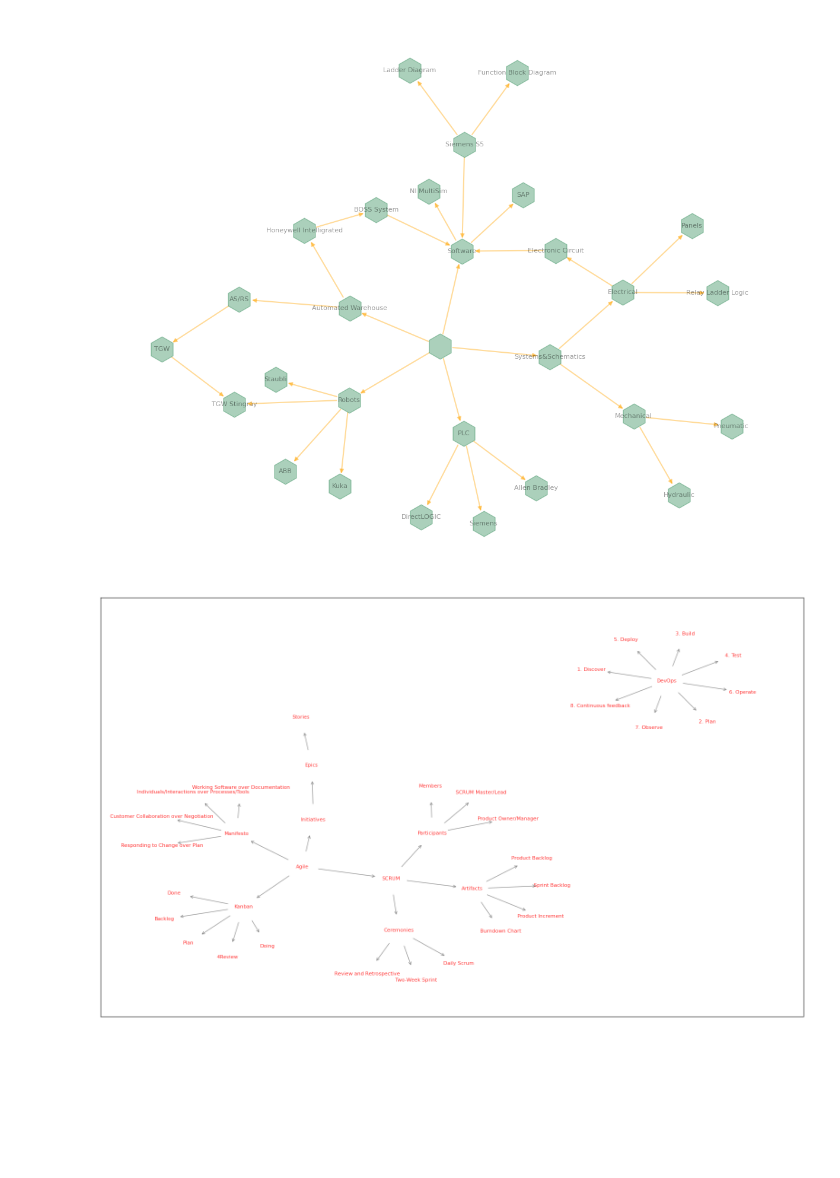
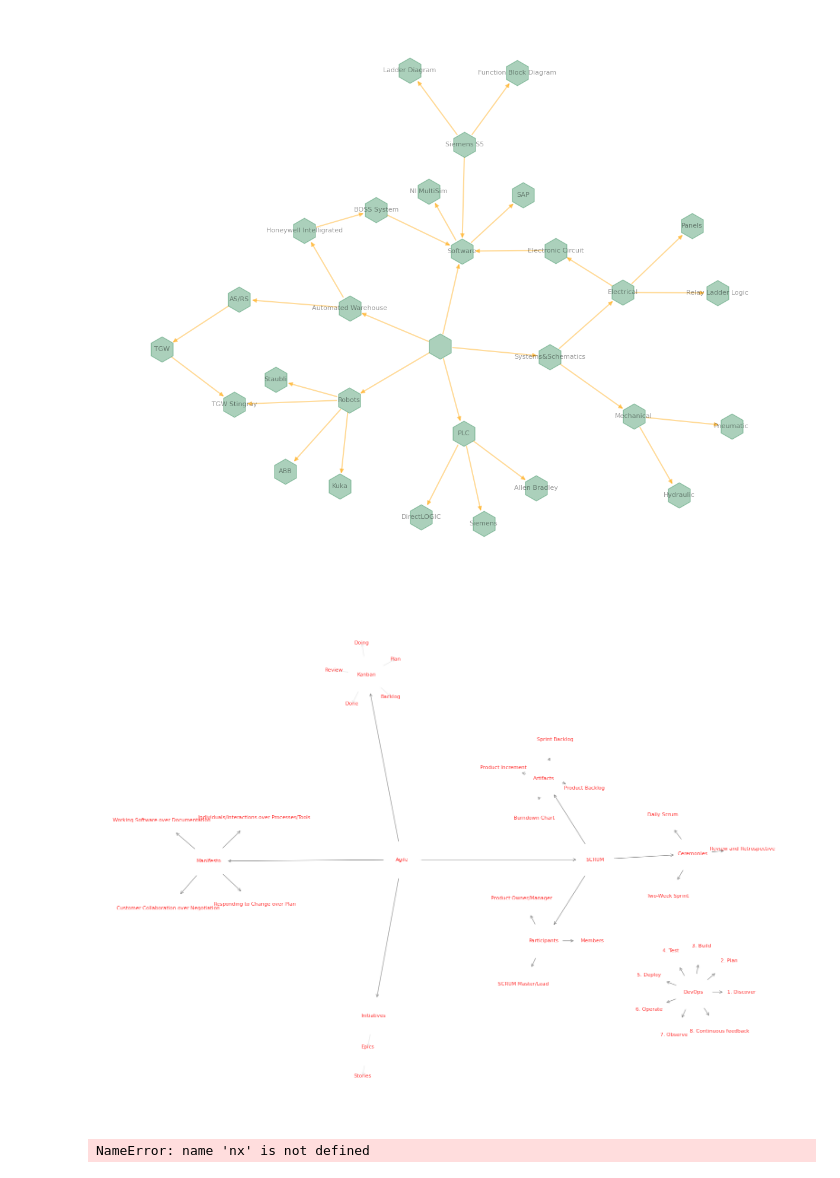
Before and after one commit to Hong-webport/Skill-Trees, a Jupyter notebook: Technical Skill Charts.ipynb, the cells around one changed output. Cells and saved outputs as stored; diff of their text form; code cells hidden in the pictures; blank space fills up the shorter version.

```diff
--- a/Technical Skill Charts.ipynb
+++ b/Technical Skill Charts.ipynb
@@ -490,44 +498,47 @@ W.add_node('Kanban')
 # W.add_node('Sustain')
 
 W.add_edges_from([('Agile','Manifesto'),('Agile','SCRUM'),('Agile','Kanban')])
-W.add_edges_from([('Kanban','Backlog'),('Kanban','Plan'),('Kanban','Doing'),('Kanban','4Review'),('Kanban','Done')])
+W.add_edges_from([('Kanban','Backlog'),('Kanban','Plan'),('Kanban','Doing'),('Kanban','Review'),('Kanban','Done')])
 
 W.add_edges_from([('Agile','Initiatives'),('Initiatives','Epics'),('Epics','Stories')])
 
 W.add_edges_from([('SCRUM','Participants'),('SCRUM','Ceremonies'),('SCRUM','Artifacts')])
 W.add_edges_from([('Participants','Product Owner/Manager'),('Participants','SCRUM Master/Lead'),('Participants','Members')])
 W.add_edges_from([('Ceremonies','Two-Week Sprint'),('Ceremonies','Review and Retrospective'),('Ceremonies','Daily Scrum')])
 W.add_edges_from([('Artifacts','Product Backlog'),('Artifacts','Sprint Backlog'),('Artifacts','Product Increment'),('Artifacts','Burndown Chart')])
 
 
 W.add_edges_from([('Manifesto','Individuals/Interactions over Processes/Tools'),('Manifesto','Working Software over Documentation')
                     ,('Manifesto','Customer Collaboration over Negotiation'),('Manifesto','Responding to Change over Plan')])
 
 
 W.add_edges_from([('DevOps','1. Discover'),('DevOps','2. Plan'),('DevOps','3. Build'),('DevOps','4. Test'),('DevOps','5. Deploy'), ('DevOps','6. Operate'),('DevOps','7. Observe'),('DevOps','8. Continuous feedback')])
 
 
 # pos_W = nx.nx_agraph.graphviz_layout(W, prog='dot', args="-Grankdir=LR")
 # pos_W = nx.spectral_layout(W)
-pos_W = nx.nx_agraph.graphviz_layout(W, prog='neato')
+pos_W = nx.nx_agraph.graphviz_layout(W, prog='circo')
 
 # pos_M = nx.spring_layout(M, k=0.30, iterations=20)
-plt.figure(figsize=(20, 12))
+plt.figure(figsize=(20, 15))
 # Draw the graph with customized features
 nx.draw_networkx(W,
     pos=pos_W,  with_labels=True,
-    node_size=2500,
+    node_size=3500,
     node_color='white',
     edge_color='grey',
     width=1,
     arrows=True,
     arrowstyle='->',
     font_size=8,
     font_color='red',
     alpha=0.8,
     node_shape='o')
+
+plt.axis('off')
+# plt.savefig('Agile-DevOp 7-31-23.png', dpi=300)
 # %% [output]
-[figure, old version]
+[figure, new version]
 # %%
 
 W.add_edges_from([('S5','1. Sort'),('S5','2. Set in Order'),('S5','3. Shine'),('S5','4. Standardize'),('S5','5. Sustain')])
@@ -561,3 +572,18 @@ pdf.drawString(100, 100, text)
 
 # Save the PDF file
 pdf.save()
+# %%
+#Django and Openai
+
+D = nx.DiGraph()
+
+D.add_node('Django')
+
+D.add_node('API')
+D.add_node('OpenAi')
+D.add_node('DALL-E')
+
+D.add_node('Text to Speech')
+D.add_node('gTTS')
+# %% [output]
+NameError: name 'nx' is not defined
```
Also changed, not shown: parts of 5 cells of this notebook.
